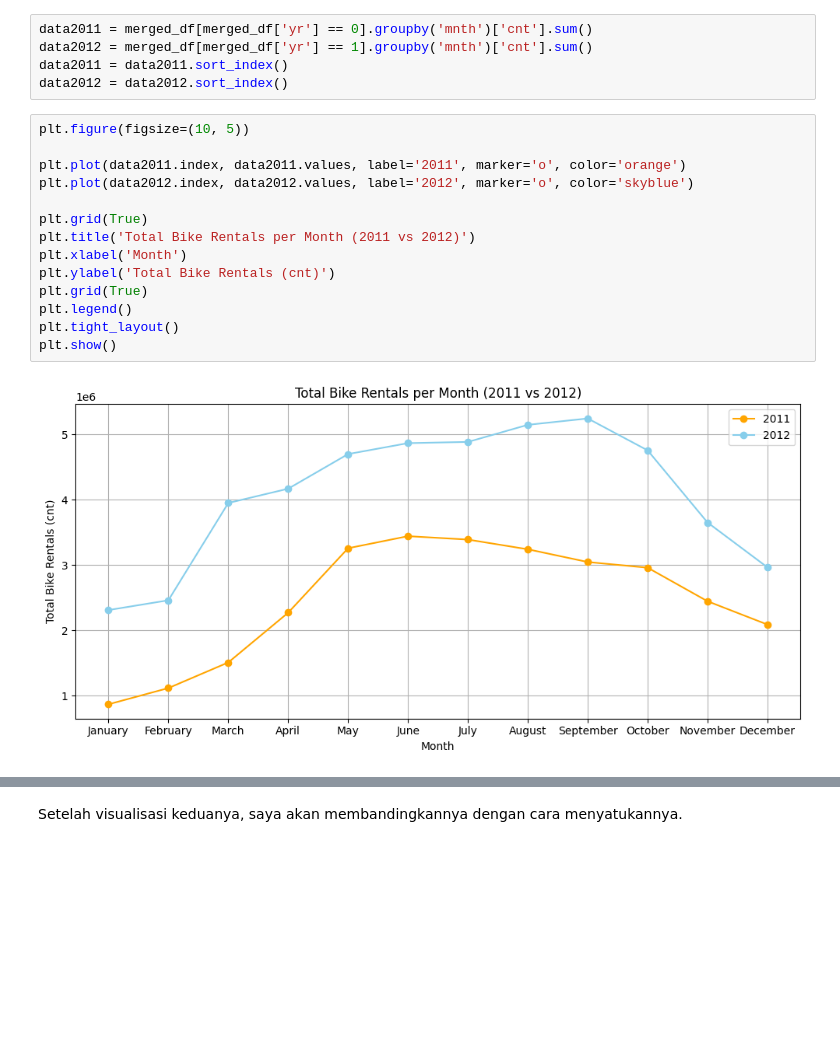
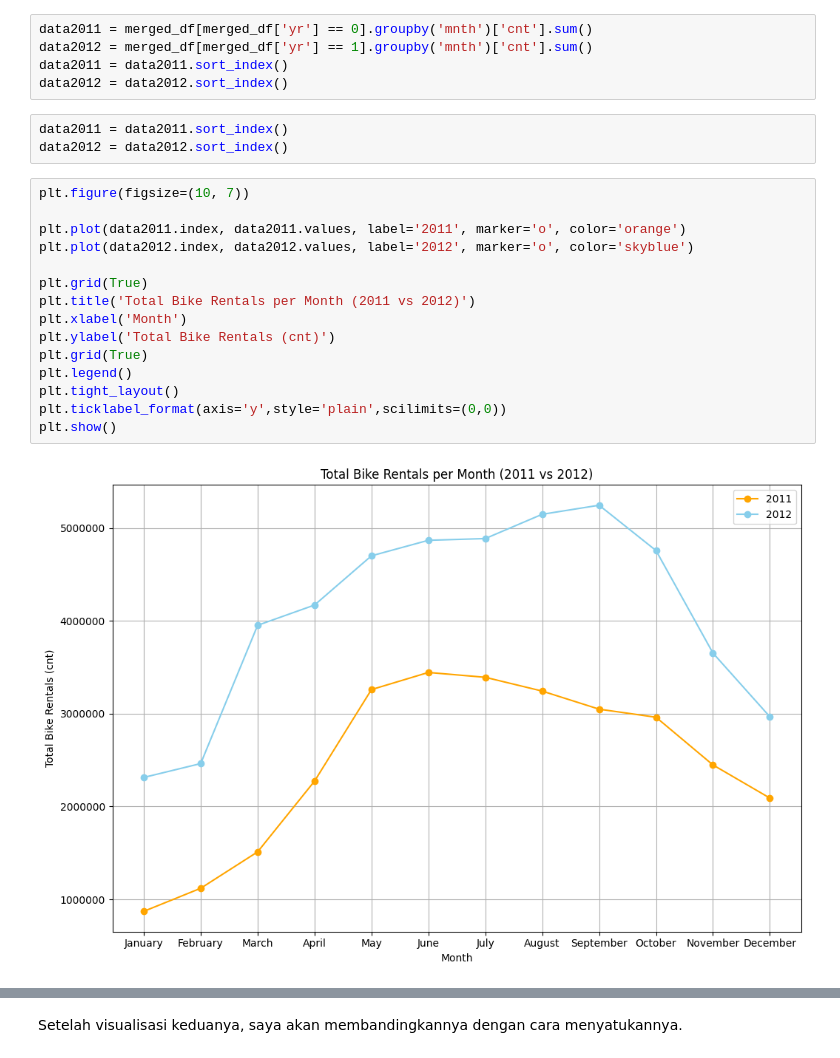
Before and after one commit to Occolus/latihanOlahData, a Jupyter notebook: Proyek_Analisis_Data.ipynb, the cells around one changed output, grey strips where cells are left out. Cells and saved outputs as stored; diff of their text form; blank space fills up the shorter version.

```diff
--- a/Proyek_Analisis_Data.ipynb
+++ b/Proyek_Analisis_Data.ipynb
@@ -335,19 +333,23 @@ data2011 = merged_df[merged_df['yr'] == 0].groupby('mnth')['cnt'].sum()
 data2012 = merged_df[merged_df['yr'] == 1].groupby('mnth')['cnt'].sum()
 data2011 = data2011.sort_index()
 data2012 = data2012.sort_index()
+# %%
+data2011 = data2011.sort_index()
+data2012 = data2012.sort_index()
 # %%
-plt.figure(figsize=(10, 5))
+plt.figure(figsize=(10, 7))
 
 plt.plot(data2011.index, data2011.values, label='2011', marker='o', color='orange')
 plt.plot(data2012.index, data2012.values, label='2012', marker='o', color='skyblue')
 
 plt.grid(True)
 plt.title('Total Bike Rentals per Month (2011 vs 2012)')
 plt.xlabel('Month')
 plt.ylabel('Total Bike Rentals (cnt)')
 plt.grid(True)
 plt.legend()
 plt.tight_layout()
+plt.ticklabel_format(axis='y',style='plain',scilimits=(0,0))
 plt.show()
 # %% [output]
-[figure, old version]
+[figure, new version]
```
Also changed, not shown: parts of 7 cells of this notebook.
